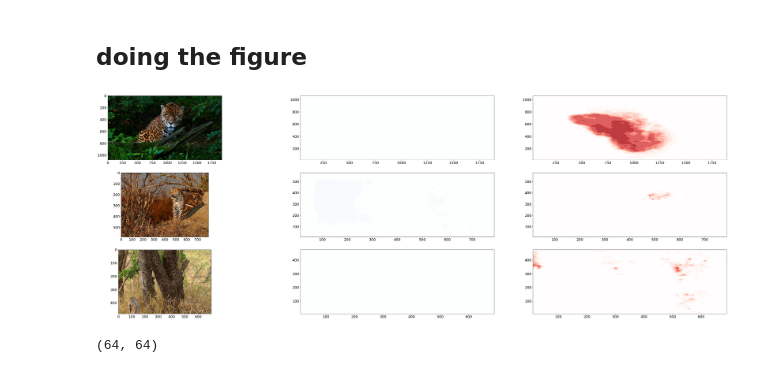
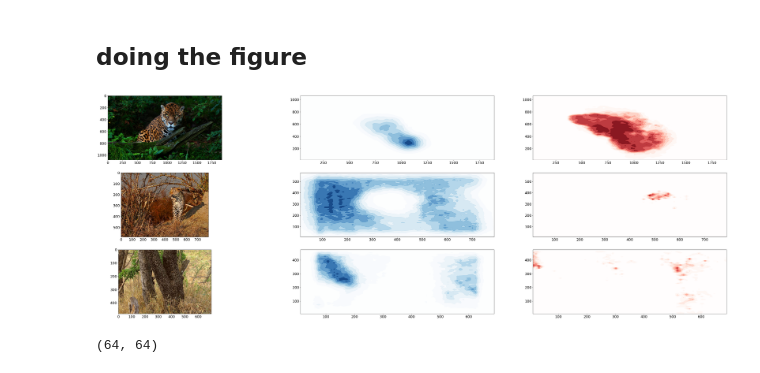
Before and after one commit to bicv/Retinotopy, a Jupyter notebook: 21_multiple_likelihood_map.ipynb, the cells around one changed output. Drawn from its saved outputs; the diff is of its cells as text; code cells hidden in the pictures.

```diff
--- a/21_multiple_likelihood_map.ipynb
+++ b/21_multiple_likelihood_map.ipynb
@@ -70,29 +70,31 @@ loading .... cached_data/2024-04-25_focus_resnet18_do_polar=False.pt
 # %%
 data_set_type = 'focus'
 model_name = 'resnet101'
 
 fig, axs = plt.subplots(len(image_names), 3, figsize=(fig_width*len(image_names), fig_width))
 for i_image, (image_name, true_label) in enumerate(zip(image_names, true_labels)):
 
     image_url = f'./imgs/{image_name}.jpg'
     full_image = read_image(image_url)/255
     full_image_np = torch.movedim(full_image, (1, 2, 0), (0, 1, 2)).numpy()
 
     axs[i_image, 0].imshow(full_image_np)
 
     # ax.set_xticks([])
     pos_H, pos_W, box_size = get_positions(full_image, resolution, size_ratio)
     resolution = pos_H.shape
     for i_polar, do_polar in enumerate([False, True]):
         map_filename = f'{data_cache}/{datetag}_{data_set_type}_{model_name}_{do_polar=}_map_{image_name}.npy'
         proba_label = np.load(map_filename)
+        proba_max = 1.
+        proba_max = proba_label.max()
         mycmap = transparent_cmap(plt.cm.Reds if do_polar else plt.cm.Blues)
-        axs[i_image, i_polar+1].contourf(pos_W, pos_H, proba_label, levels=np.linspace(0, 1, 10), cmap=mycmap, vmin=0, vmax=1, linewidths=3)
+        axs[i_image, i_polar+1].contourf(pos_W, pos_H, proba_label, levels=np.linspace(0, proba_max, 10), cmap=mycmap, vmin=0, vmax=proba_max, linewidths=3)
 # ax.scatter(500, 100, s=1000, c='r')
 # ax.set_yticks([])
 fig.set_facecolor(color='white')
 # %% [output]
-[figure, old version]
+[figure, new version]
 # %%
 pos_H.shape
 # %% [output]
```
Also changed, not shown: 4 other files.
